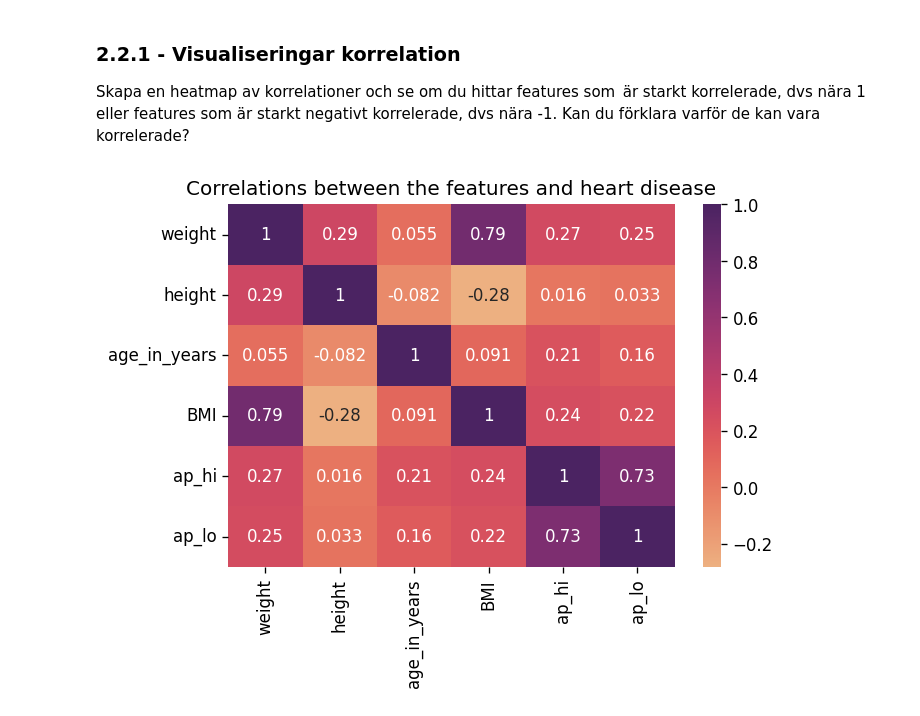
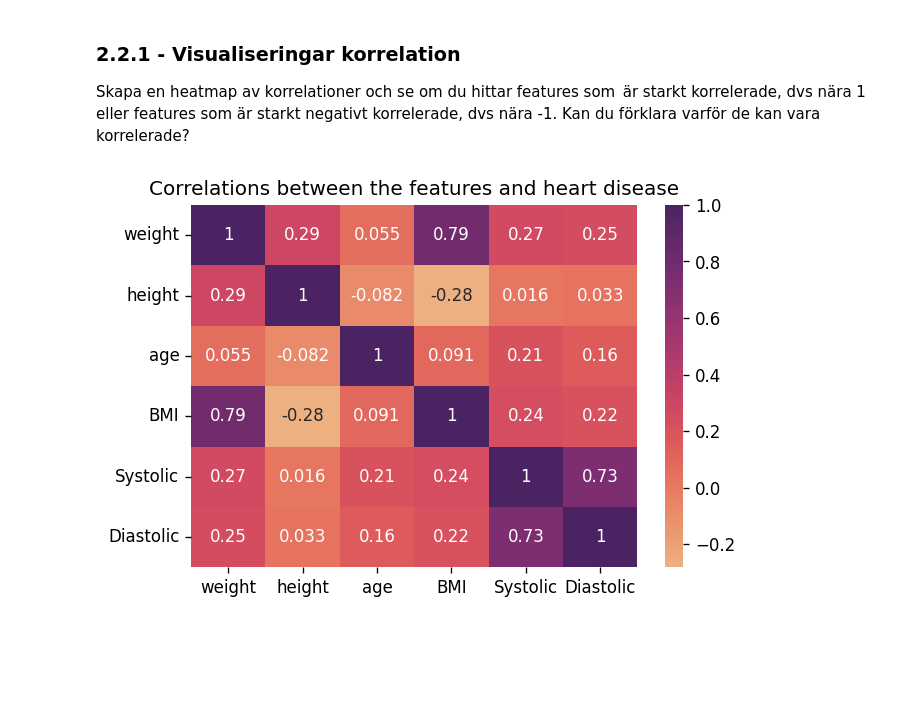
Before and after one commit to yuna-liu/Maskininlarning-Yuna-Liu, a Jupyter notebook: Lab1/DiseasePrediction.ipynb, the cells around one changed output. Cells and saved outputs as stored; diff of their text form; code cells hidden in the pictures; blank space fills up the shorter version.

```diff
--- a/Lab1/DiseasePrediction.ipynb
+++ b/Lab1/DiseasePrediction.ipynb
@@ -521,16 +511,17 @@ Skapa en heatmap av korrelationer och se om du hittar features som är starkt
 features som är starkt negativt korrelerade, dvs nära -1. Kan du förklara varför de kan vara korrelerade?
 # %%
 features= ["weight", "height", "age_in_years", "BMI", "ap_hi", "ap_lo"]
+features_names= ["weight", "height", "age", "BMI", "Systolic", "Diastolic"]
 
 
 fig, ax = plt.subplots(dpi=120)
 sns.heatmap(df_reduced_2[features].corr(),
                 cmap="flare",
                 annot=True,
-                xticklabels=features,
-                yticklabels=features
+                xticklabels=features_names,
+                yticklabels=features_names
                 )
 
 ax.set_title("Correlations between the features and heart disease");
 # %% [output]
-[figure, old version]
+[figure, new version]
```
Also changed, not shown: parts of 36 cells of this notebook, 1 other file.
